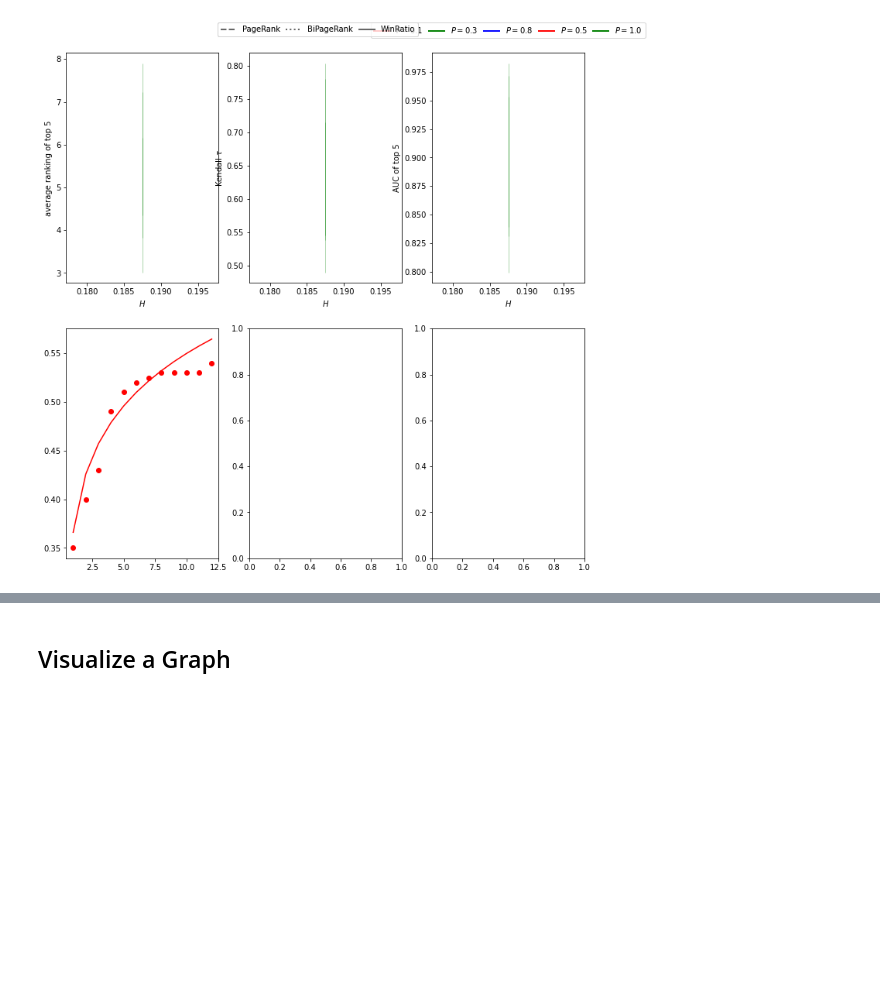
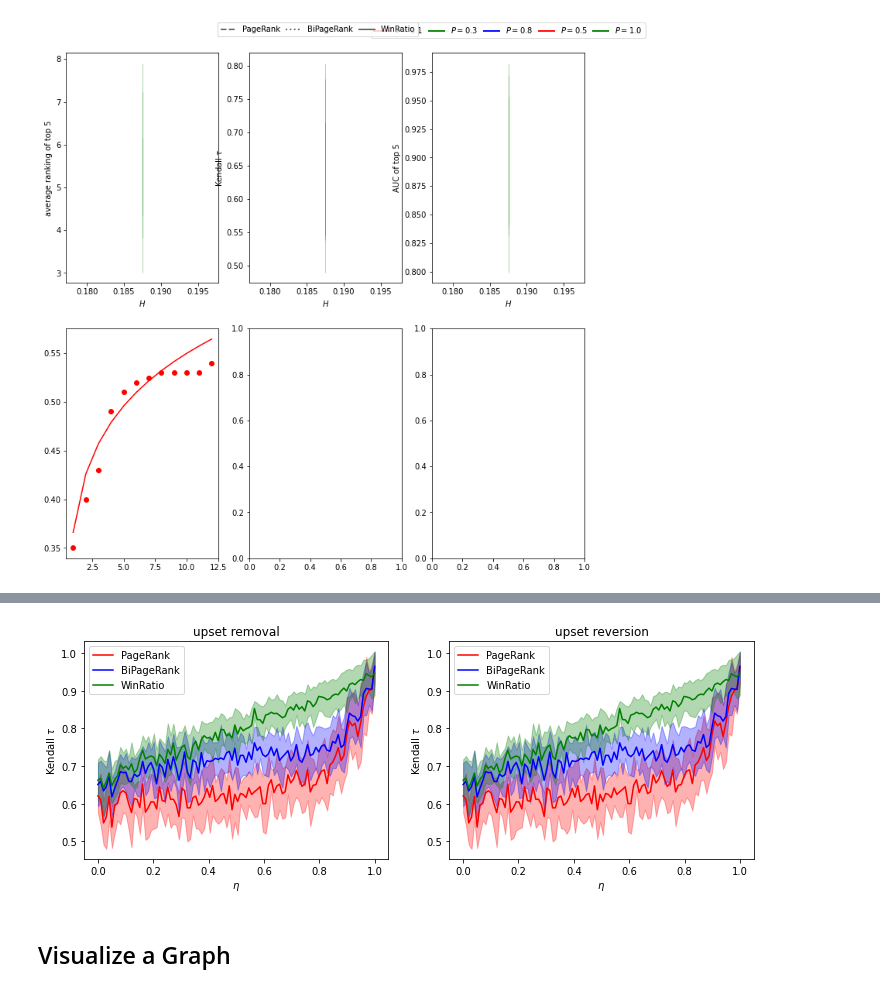
Before and after one commit to nicolas-kuechler/eth-sports-networks-2021, a Jupyter notebook: project.ipynb, the cells around one changed output, grey strips where cells are left out. Drawn from its saved outputs; the diff is of its cells as text; code cells hidden in the pictures; blank space fills up the shorter version.

Commit message:
add figure 5

```diff
--- a/project.ipynb
+++ b/project.ipynb
@@ -796,0 +862,16 @@ build_figure_4()
+# %%
+# configure here the experiments (the pipeline will create a cross product for every element in a list)
+config_fig5 = {
+    "n_teams": [30],
+    "fitness": [{"type": "nonlinear", "alpha": [1.5], "beta":[0.5], "gamma": ["fix"] }],
+    "model": [{"type": "logistic", "H": [0.08], "delta": [0.25] }],
+    "fraction_games_per_season":  [1], # P in paper (can only be between [0,1])
+    "remove_unexpected": [{"mode": ["removal", "reversion"], "fraction_eta": np.linspace(0, 1, 50)}],
+    "n_seasons": 100, # number of repetitions
+    "ranking_algos": ["pagerank", "bipagerank", "winratio"],
+    "metrics": ["kendall"],
+    "fix_schedule_over_season": True
+}
+
+df_fig5 = build_df(config_fig5)
+display(drop_additional_cols(df_fig5))
@@ -797,3 +893,38 @@ build_figure_4()
+# %%
+def build_figure_5(df, config):
+    plots_v = 1
+    plots_h = 2
+    fig, axes = plt.subplots(plots_v, plots_h, figsize=[12, 4])
+    fig.subplots_adjust(wspace=0.2, hspace=0.2)
+
+    metric = "kendall"
+    for index, remove_unexpected_mode in enumerate(df['remove_unexpected_mode'].unique()):
+        for algo in config['ranking_algos']:
+            for fraction in config['fraction_games_per_season']:
+                rows = df[df[f"fraction_games_per_season"] == fraction]
+                groups = rows.groupby("remove_unexpected_fraction_eta")
+                labels = groups.groups.keys()
+
+                suffix = f"{algo}_{metric}"
+                values = groups.mean()[suffix]
+                stderr = groups.std()[suffix]
+                ax = axes[index]
+                ax.plot(labels, values,
+                                label=plot_config["algo_names"][algo],
+                                color=plot_config['colors'][algo])
+                ax.fill_between(labels, values - stderr, values + stderr,
+                                        color=plot_config['colors'][algo],
+                                        alpha=0.3)
+
+                ax.set_ylabel(plot_config['ylabels'][metric])
+                ax.set_xlabel("$\\eta$")
+                ax.set_title(plot_config["update_removal_mode_names"][remove_unexpected_mode])
+                ax.legend()
+    plt.show()
+
+build_figure_5(df_fig5, config_fig5)
+# %% [output]
+[figure, added]
 # %% [markdown]
 ## Visualize a Graph
 # %%
```
Also changed, not shown: parts of 8 cells of this notebook.
